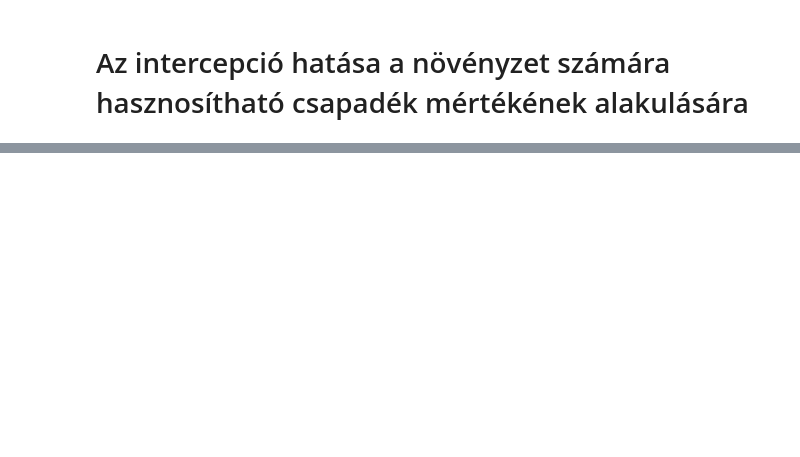
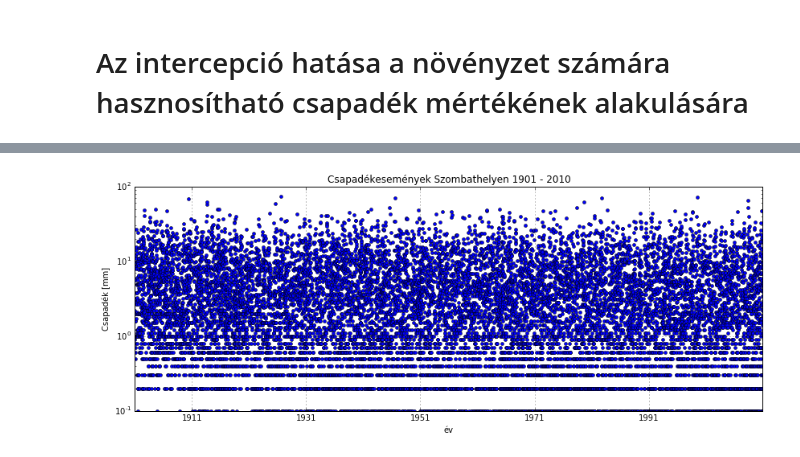
Before and after one commit to jsheperd/forest_water, a Jupyter notebook: interception.ipynb, the cells around one changed output, grey strips where cells are left out. Cells and saved outputs as stored; diff of their text form; code cells hidden in the pictures; blank space fills up the shorter version.

```diff
--- a/interception.ipynb
+++ b/interception.ipynb
@@ -52,0 +46,10 @@ for label in ticklabels:
+# %%
+fig, ax = plt.subplots(figsize=(14, 5))
+plt.yscale('log')
+plt.plot_date(dfPrec['#datum'], dfPrec['d_rs'], ms=4)
+plt.ylabel(u'Csapadék [mm]')
+plt.xlabel(u'év')
+plt.title(u'Csapadékesemények %sen 1901 - 2010' % Src)
+plt.grid(True)
+# %% [output]
+[figure, added]
```
Also changed, not shown: parts of 12 cells of this notebook.
